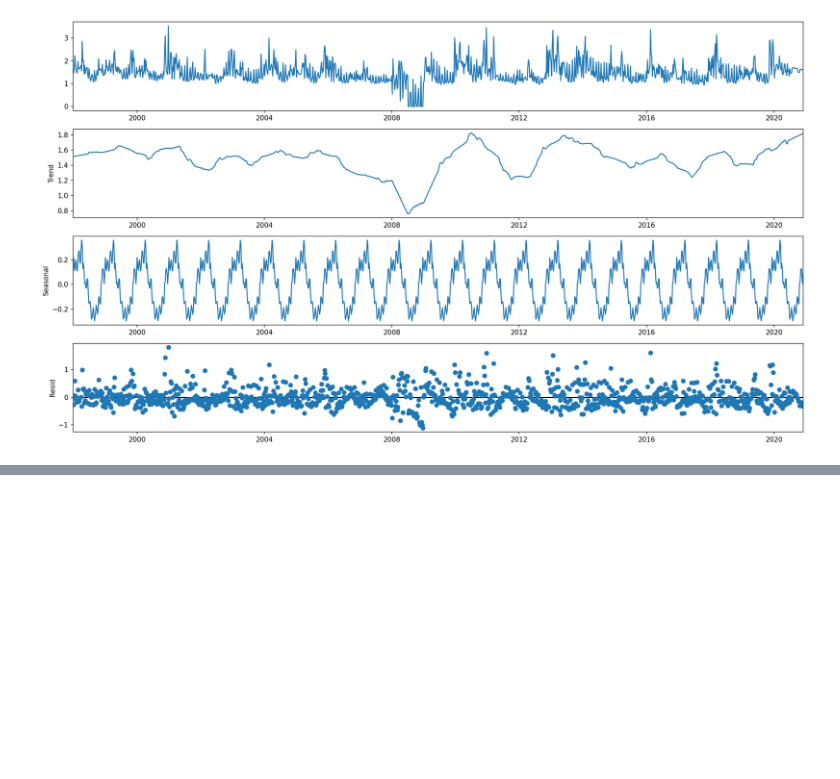
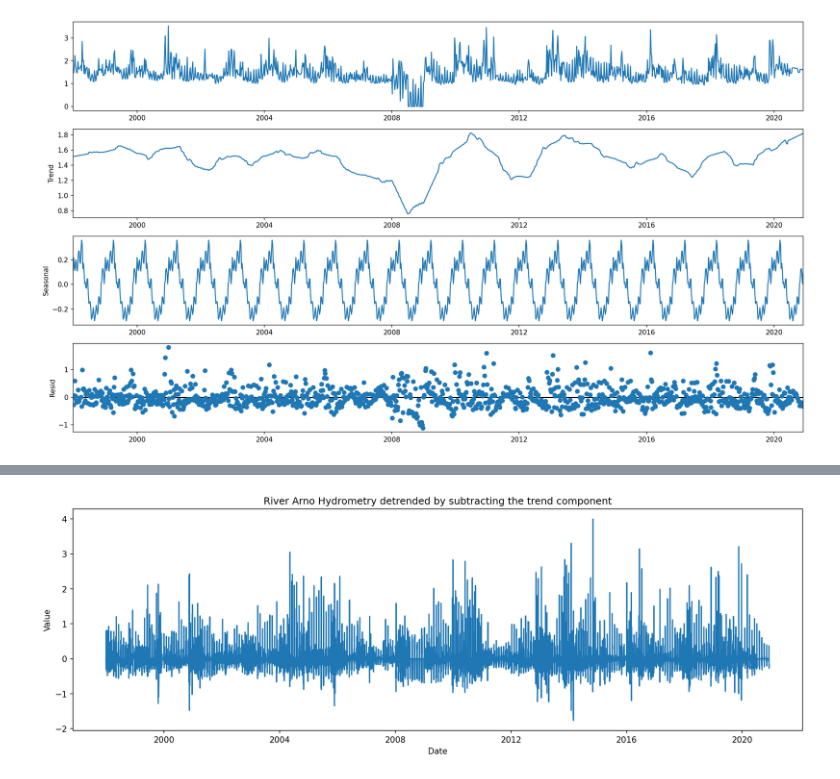
Before and after one commit to haga96/water_availability_prediction_in_Italy, a Jupyter notebook: River Arno.ipynb, the cells around one changed output, grey strips where cells are left out. Cells and saved outputs as stored; diff of their text form; code cells hidden in the pictures; blank space fills up the shorter version.

```diff
--- a/River Arno.ipynb
+++ b/River Arno.ipynb
@@ -407,0 +430,10 @@ add_decomp = decompose_time_series(df_group_by_week_hydrometry,'additive',52)
+# %%
+# Using statmodels: Subtracting the Trend Component.
+
+# Additive Decomposition
+add_decomp = seasonal_decompose(df_all_filled, model='additive', extrapolate_trend='freq')
+
+detrended = df_all_filled.values - add_decomp.trend
+plot_df(df_all_filled.index, detrended, 'River Arno Hydrometry detrended by subtracting the trend component')
+# %% [output]
+[figure, added]
```
Also changed, not shown: parts of 28 cells of this notebook.
